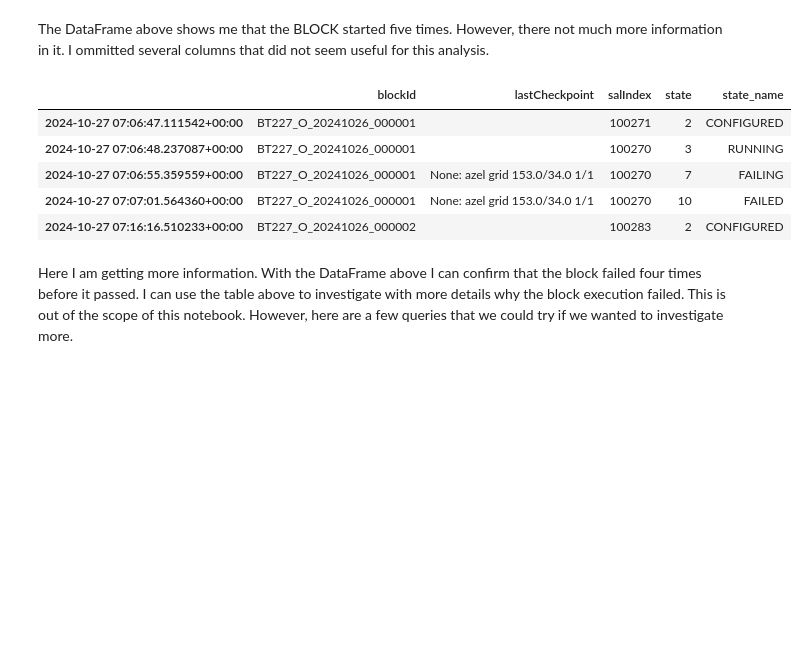
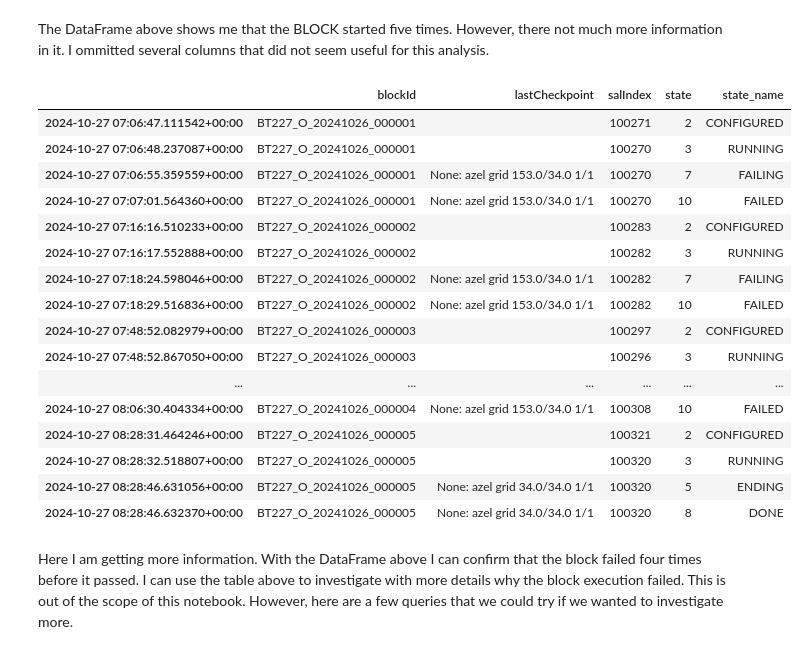
Before and after one commit to lsst-sitcom/sitcomtn-092, a Jupyter notebook: notebooks/BLOCK-T227_analysis_slew_001.ipynb, the cells around one changed output. Drawn from its saved outputs; the diff is of its cells as text; code cells hidden in the pictures; blank space fills up the shorter version.

```diff
--- a/notebooks/BLOCK-T227_analysis_slew.ipynb
+++ b/notebooks/BLOCK-T227_analysis_slew_001.ipynb
@@ -77,14 +77,25 @@ df_script_status["state_name"] = df_script_status["state"].apply(block.convert_s
 # For each `blockId`, drop duplicates to it is easier to read
 df_script_status = df_script_status.drop_duplicates(subset=["blockId", "state_name"])
 # %%
-df_script_status.head()
+df_script_status
 # %% [output]
 |  | blockId | lastCheckpoint | salIndex | state | state_name |
 | 2024-10-27 07:06:47.111542+00:00 | BT227_O_20241026_000001 |  | 100271 | 2 | CONFIGURED |
 | 2024-10-27 07:06:48.237087+00:00 | BT227_O_20241026_000001 |  | 100270 | 3 | RUNNING |
 | 2024-10-27 07:06:55.359559+00:00 | BT227_O_20241026_000001 | None: azel grid 153.0/34.0 1/1 | 100270 | 7 | FAILING |
 | 2024-10-27 07:07:01.564360+00:00 | BT227_O_20241026_000001 | None: azel grid 153.0/34.0 1/1 | 100270 | 10 | FAILED |
 | 2024-10-27 07:16:16.510233+00:00 | BT227_O_20241026_000002 |  | 100283 | 2 | CONFIGURED |
+| 2024-10-27 07:16:17.552888+00:00 | BT227_O_20241026_000002 |  | 100282 | 3 | RUNNING |
+| 2024-10-27 07:18:24.598046+00:00 | BT227_O_20241026_000002 | None: azel grid 153.0/34.0 1/1 | 100282 | 7 | FAILING |
+| 2024-10-27 07:18:29.516836+00:00 | BT227_O_20241026_000002 | None: azel grid 153.0/34.0 1/1 | 100282 | 10 | FAILED |
+| 2024-10-27 07:48:52.082979+00:00 | BT227_O_20241026_000003 |  | 100297 | 2 | CONFIGURED |
+| 2024-10-27 07:48:52.867050+00:00 | BT227_O_20241026_000003 |  | 100296 | 3 | RUNNING |
+| ... | ... | ... | ... | ... | ... |
+| 2024-10-27 08:06:30.404334+00:00 | BT227_O_20241026_000004 | None: azel grid 153.0/34.0 1/1 | 100308 | 10 | FAILED |
+| 2024-10-27 08:28:31.464246+00:00 | BT227_O_20241026_000005 |  | 100321 | 2 | CONFIGURED |
+| 2024-10-27 08:28:32.518807+00:00 | BT227_O_20241026_000005 |  | 100320 | 3 | RUNNING |
+| 2024-10-27 08:28:46.631056+00:00 | BT227_O_20241026_000005 | None: azel grid 34.0/34.0 1/1 | 100320 | 5 | ENDING |
+| 2024-10-27 08:28:46.632370+00:00 | BT227_O_20241026_000005 | None: azel grid 34.0/34.0 1/1 | 100320 | 8 | DONE |
 # %% [markdown]
 Here I am getting more information. With the DataFrame above I can confirm that the block failed four times before it passed. I can use the table above to investigate with more details why the block execution failed. This is out of the scope of this notebook. However, here are a few queries that we could try if we wanted to investigate more.
 # %%
```
Also changed, not shown: parts of 1 cell of this notebook.
